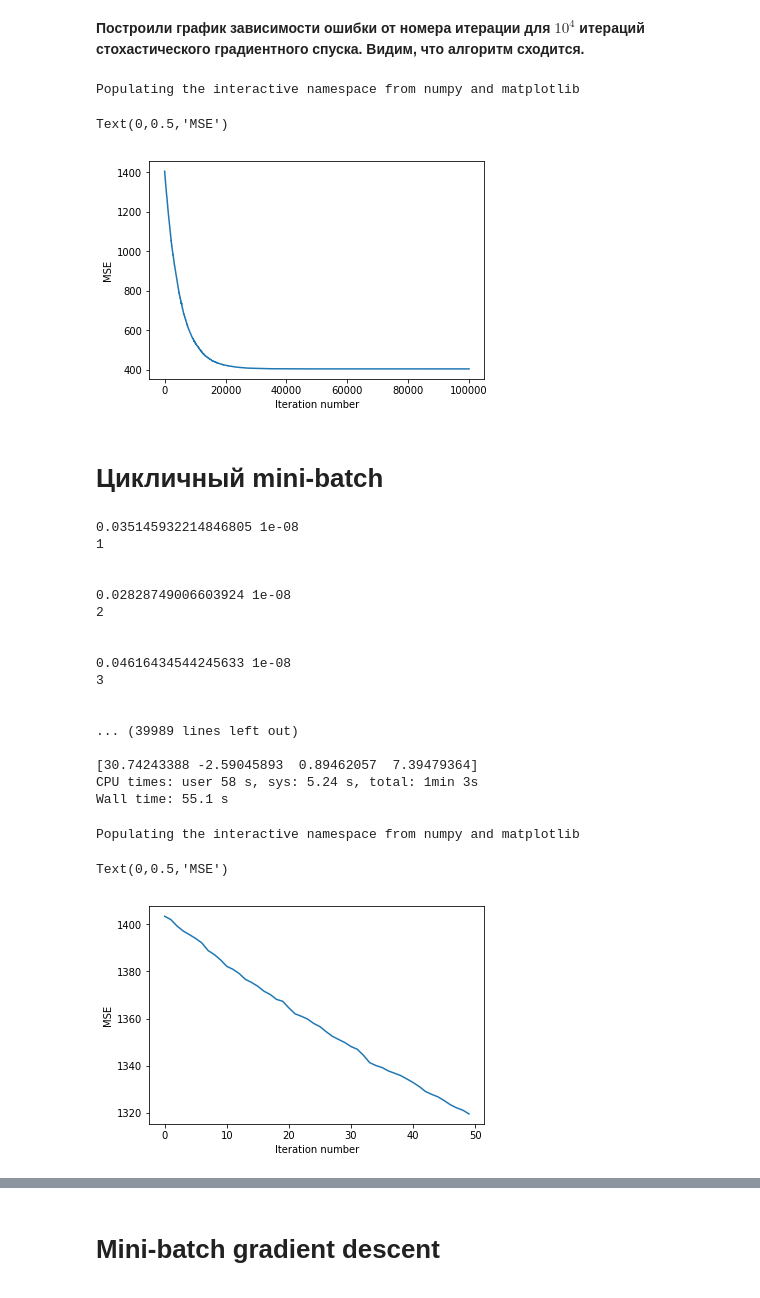
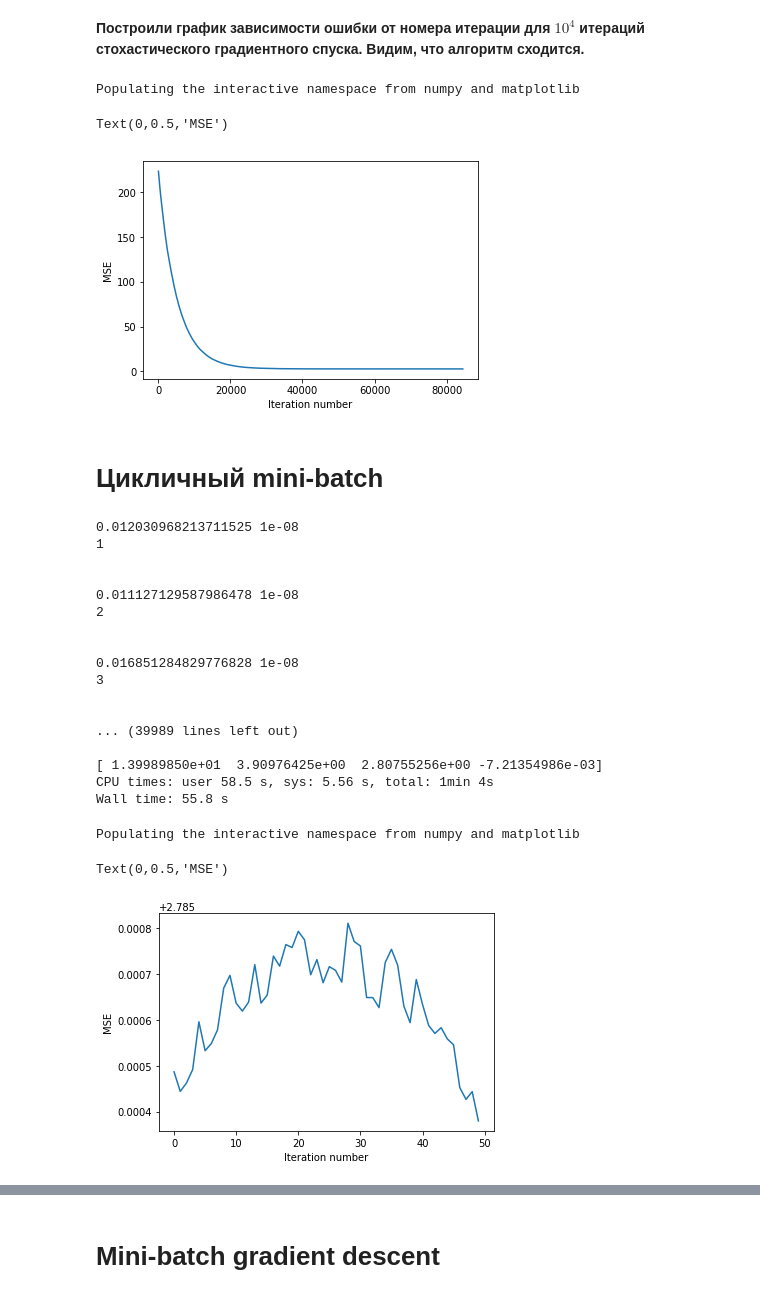
Before and after one commit to yk4r2/gradDesc, a Jupyter notebook: Comparison of gradient descents.ipynb, the cells around one changed output, grey strips where cells are left out. Cells and saved outputs as stored; diff of their text form; code cells hidden in the pictures.

Commit message:
Fixed errors in advertising.csv

```diff
--- a/Comparison of gradient descents.ipynb
+++ b/Comparison of gradient descents.ipynb
@@ -23,3 +23,4 @@ import numpy as np
 **Загружаем информацию из файла advertising.csv**
 # %%
 adver_data = pd.read_csv('advertising.csv')
+adver_data.pop('N')
@@ -185,7 +204,7 @@ ylabel('MSE')
 # %% [output]
 Populating the interactive namespace from numpy and matplotlib
 Text(0,0.5,'MSE')
-[figure, old version]
+[figure, new version]
 # %% [markdown]
 # Цикличный mini-batch
 # %%
@@ -246,32 +265,32 @@ mini_batch_weights, mbatch_errors_by_iter = mini_batch_gradient_descent(X, y, np
 print('\n')
 print(mini_batch_weights)
 # %% [output]
-0.035145932214846805 1e-08
+0.012030968213711525 1e-08
 1
 
 
-0.02828749006603924 1e-08
+0.011127129587986478 1e-08
 2
 
 
-0.04616434544245633 1e-08
+0.016851284829776828 1e-08
 3
 
 
 ... (39989 lines left out)
 
-[30.74243388 -2.59045893  0.89462057  7.39479364]
-CPU times: user 58 s, sys: 5.24 s, total: 1min 3s
-Wall time: 55.1 s
+[ 1.39989850e+01  3.90976425e+00  2.80755256e+00 -7.21354986e-03]
+CPU times: user 58.5 s, sys: 5.56 s, total: 1min 4s
+Wall time: 55.8 s
 # %%
 %pylab inline
-plot(range(50), mbatch_errors_by_iter[:50])
+plot(range(50), mbatch_errors_by_iter[-50:])
 xlabel('Iteration number')
 ylabel('MSE')
 # %% [output]
 Populating the interactive namespace from numpy and matplotlib
 Text(0,0.5,'MSE')
-[figure, old version]
+[figure, new version]
 # %%
 %pylab inline
 plot(range(len(mbatch_errors_by_iter)), mbatch_errors_by_iter)
```
Also changed, not shown: parts of 11 cells of this notebook, 2 other files.
